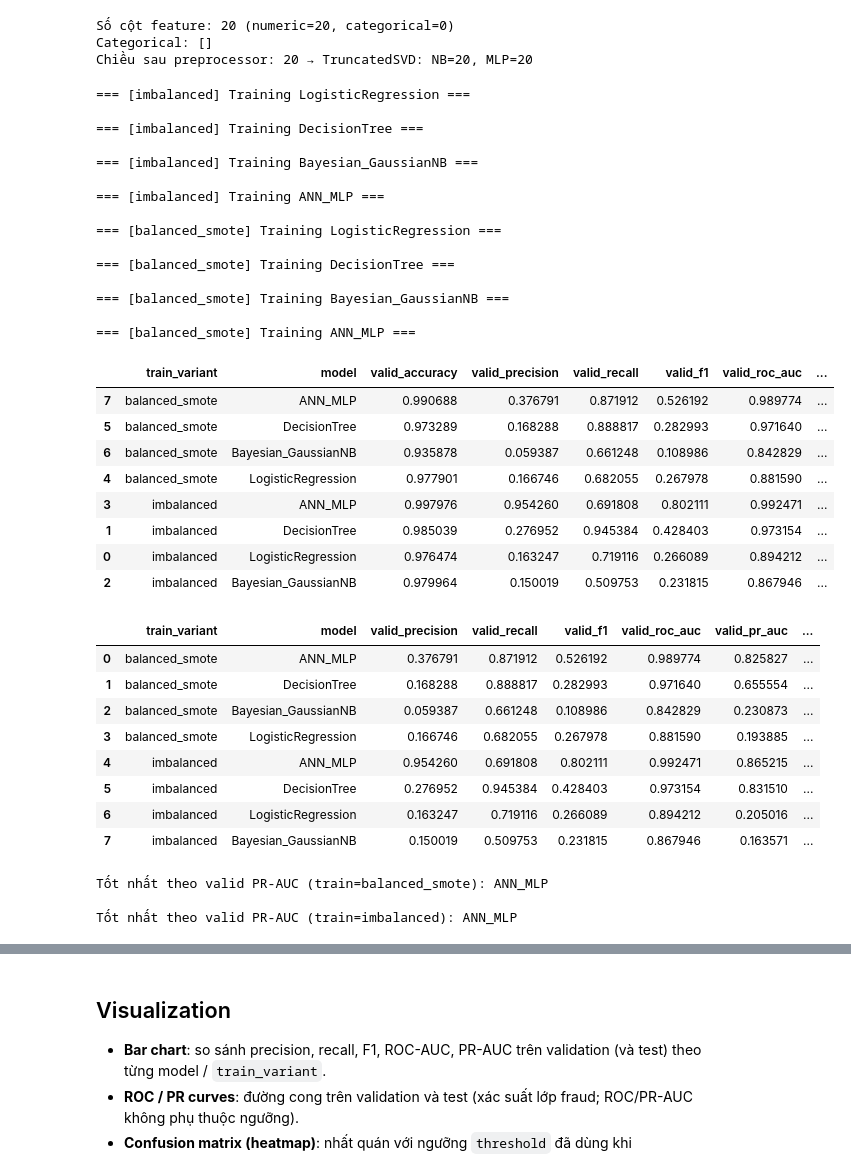
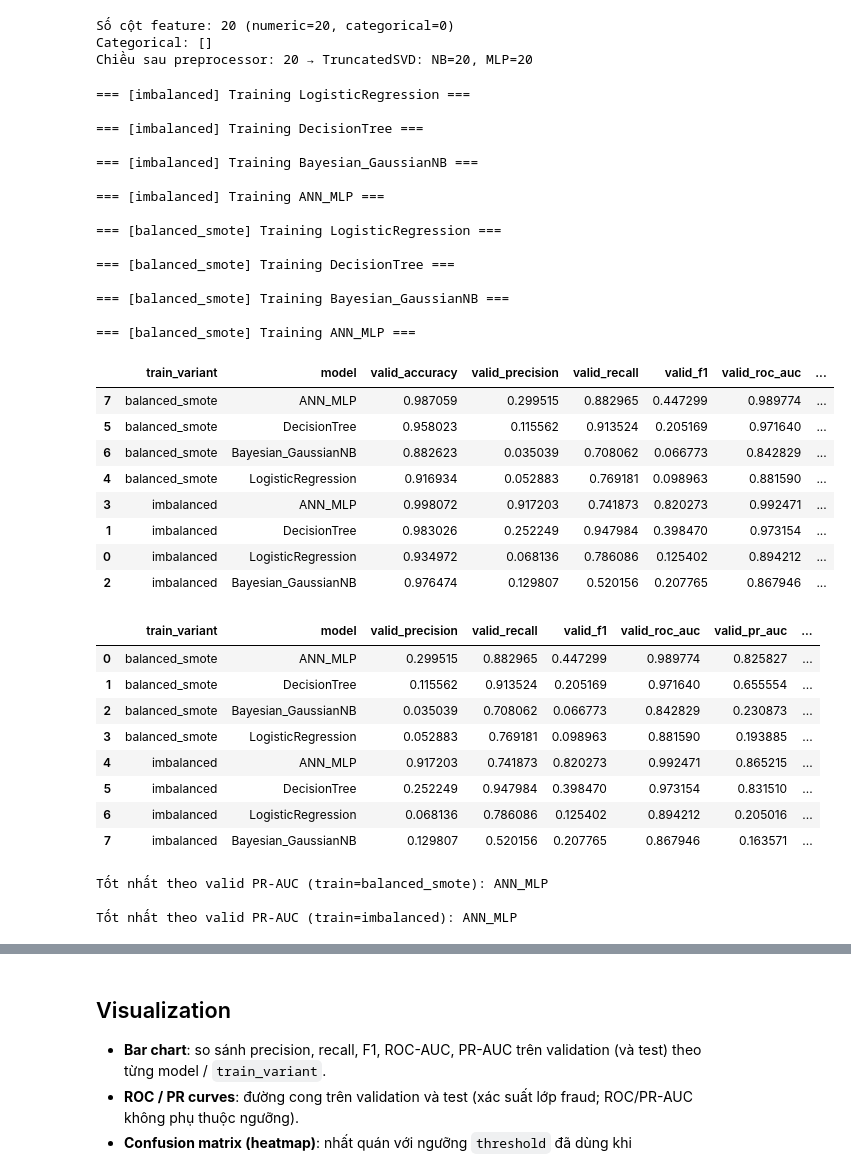
Before and after one commit to huihoang/DataM-DataW, a Jupyter notebook: notebooks/modeling.ipynb, the cells around one changed output, grey strips where cells are left out. Cells and saved outputs as stored; diff of their text form; code cells hidden in the pictures.

```diff
--- a/notebooks/modeling.ipynb
+++ b/notebooks/modeling.ipynb
@@ -187,7 +187,7 @@ models = {
 }
 
 # Thường dùng threshold = 0.2 vì fraud rate hiếm nên tránh bỏ xót
-threshold = 0.7
+threshold = 0.5
 
 def evaluate_binary(y_true, y_prob, threshold):
     y_pred = (y_prob >= threshold).astype(int)
@@ -228,41 +228,41 @@ for train_variant, Xt, yt in train_jobs:
             "fitted_model": model,
             "valid_prob": valid_prob,
             "test_prob": test_prob,
         }
 
 sort_cols = ["valid_pr_auc", "valid_f1"]
 if USE_BALANCED_TRAIN:
     sort_cols = ["train_variant"] + sort_cols
     asc = [True, False, False]
 else:
     asc = [False, False]
 results_df = pd.DataFrame(results).sort_values(sort_cols, ascending=asc)
 results_df
 # %% [output]
 === [imbalanced] Training LogisticRegression ===
 
 === [imbalanced] Training DecisionTree ===
 
 === [imbalanced] Training Bayesian_GaussianNB ===
 
 === [imbalanced] Training ANN_MLP ===
 
 === [balanced_smote] Training LogisticRegression ===
 
 === [balanced_smote] Training DecisionTree ===
 
 === [balanced_smote] Training Bayesian_GaussianNB ===
 
 === [balanced_smote] Training ANN_MLP ===
 |  | train_variant | model | valid_accuracy | valid_precision | valid_recall | valid_f1 | valid_roc_auc | ... |
-| 7 | balanced_smote | ANN_MLP | 0.990688 | 0.376791 | 0.871912 | 0.526192 | 0.989774 | ... |
-| 5 | balanced_smote | DecisionTree | 0.973289 | 0.168288 | 0.888817 | 0.282993 | 0.971640 | ... |
-| 6 | balanced_smote | Bayesian_GaussianNB | 0.935878 | 0.059387 | 0.661248 | 0.108986 | 0.842829 | ... |
-| 4 | balanced_smote | LogisticRegression | 0.977901 | 0.166746 | 0.682055 | 0.267978 | 0.881590 | ... |
-| 3 | imbalanced | ANN_MLP | 0.997976 | 0.954260 | 0.691808 | 0.802111 | 0.992471 | ... |
-| 1 | imbalanced | DecisionTree | 0.985039 | 0.276952 | 0.945384 | 0.428403 | 0.973154 | ... |
-| 0 | imbalanced | LogisticRegression | 0.976474 | 0.163247 | 0.719116 | 0.266089 | 0.894212 | ... |
-| 2 | imbalanced | Bayesian_GaussianNB | 0.979964 | 0.150019 | 0.509753 | 0.231815 | 0.867946 | ... |
+| 7 | balanced_smote | ANN_MLP | 0.987059 | 0.299515 | 0.882965 | 0.447299 | 0.989774 | ... |
+| 5 | balanced_smote | DecisionTree | 0.958023 | 0.115562 | 0.913524 | 0.205169 | 0.971640 | ... |
+| 6 | balanced_smote | Bayesian_GaussianNB | 0.882623 | 0.035039 | 0.708062 | 0.066773 | 0.842829 | ... |
+| 4 | balanced_smote | LogisticRegression | 0.916934 | 0.052883 | 0.769181 | 0.098963 | 0.881590 | ... |
+| 3 | imbalanced | ANN_MLP | 0.998072 | 0.917203 | 0.741873 | 0.820273 | 0.992471 | ... |
+| 1 | imbalanced | DecisionTree | 0.983026 | 0.252249 | 0.947984 | 0.398470 | 0.973154 | ... |
+| 0 | imbalanced | LogisticRegression | 0.934972 | 0.068136 | 0.786086 | 0.125402 | 0.894212 | ... |
+| 2 | imbalanced | Bayesian_GaussianNB | 0.976474 | 0.129807 | 0.520156 | 0.207765 | 0.867946 | ... |
 # %%
 # Bảng so sánh chính (validation + test); train_variant = imbalanced | balanced_smote
 cols = [
@@ -284,14 +284,14 @@ else:
     print(f"\nMô hình tốt nhất theo valid PR-AUC: {sub.iloc[0]['model']}")
 # %% [output]
 |  | train_variant | model | valid_precision | valid_recall | valid_f1 | valid_roc_auc | valid_pr_auc | ... |
-| 0 | balanced_smote | ANN_MLP | 0.376791 | 0.871912 | 0.526192 | 0.989774 | 0.825827 | ... |
-| 1 | balanced_smote | DecisionTree | 0.168288 | 0.888817 | 0.282993 | 0.971640 | 0.655554 | ... |
-| 2 | balanced_smote | Bayesian_GaussianNB | 0.059387 | 0.661248 | 0.108986 | 0.842829 | 0.230873 | ... |
-| 3 | balanced_smote | LogisticRegression | 0.166746 | 0.682055 | 0.267978 | 0.881590 | 0.193885 | ... |
-| 4 | imbalanced | ANN_MLP | 0.954260 | 0.691808 | 0.802111 | 0.992471 | 0.865215 | ... |
-| 5 | imbalanced | DecisionTree | 0.276952 | 0.945384 | 0.428403 | 0.973154 | 0.831510 | ... |
-| 6 | imbalanced | LogisticRegression | 0.163247 | 0.719116 | 0.266089 | 0.894212 | 0.205016 | ... |
-| 7 | imbalanced | Bayesian_GaussianNB | 0.150019 | 0.509753 | 0.231815 | 0.867946 | 0.163571 | ... |
+| 0 | balanced_smote | ANN_MLP | 0.299515 | 0.882965 | 0.447299 | 0.989774 | 0.825827 | ... |
+| 1 | balanced_smote | DecisionTree | 0.115562 | 0.913524 | 0.205169 | 0.971640 | 0.655554 | ... |
+| 2 | balanced_smote | Bayesian_GaussianNB | 0.035039 | 0.708062 | 0.066773 | 0.842829 | 0.230873 | ... |
+| 3 | balanced_smote | LogisticRegression | 0.052883 | 0.769181 | 0.098963 | 0.881590 | 0.193885 | ... |
+| 4 | imbalanced | ANN_MLP | 0.917203 | 0.741873 | 0.820273 | 0.992471 | 0.865215 | ... |
+| 5 | imbalanced | DecisionTree | 0.252249 | 0.947984 | 0.398470 | 0.973154 | 0.831510 | ... |
+| 6 | imbalanced | LogisticRegression | 0.068136 | 0.786086 | 0.125402 | 0.894212 | 0.205016 | ... |
+| 7 | imbalanced | Bayesian_GaussianNB | 0.129807 | 0.520156 | 0.207765 | 0.867946 | 0.163571 | ... |
 Tốt nhất theo valid PR-AUC (train=balanced_smote): ANN_MLP
 
 Tốt nhất theo valid PR-AUC (train=imbalanced): ANN_MLP
```
Also changed, not shown: parts of 3 cells of this notebook, 9 other files.
